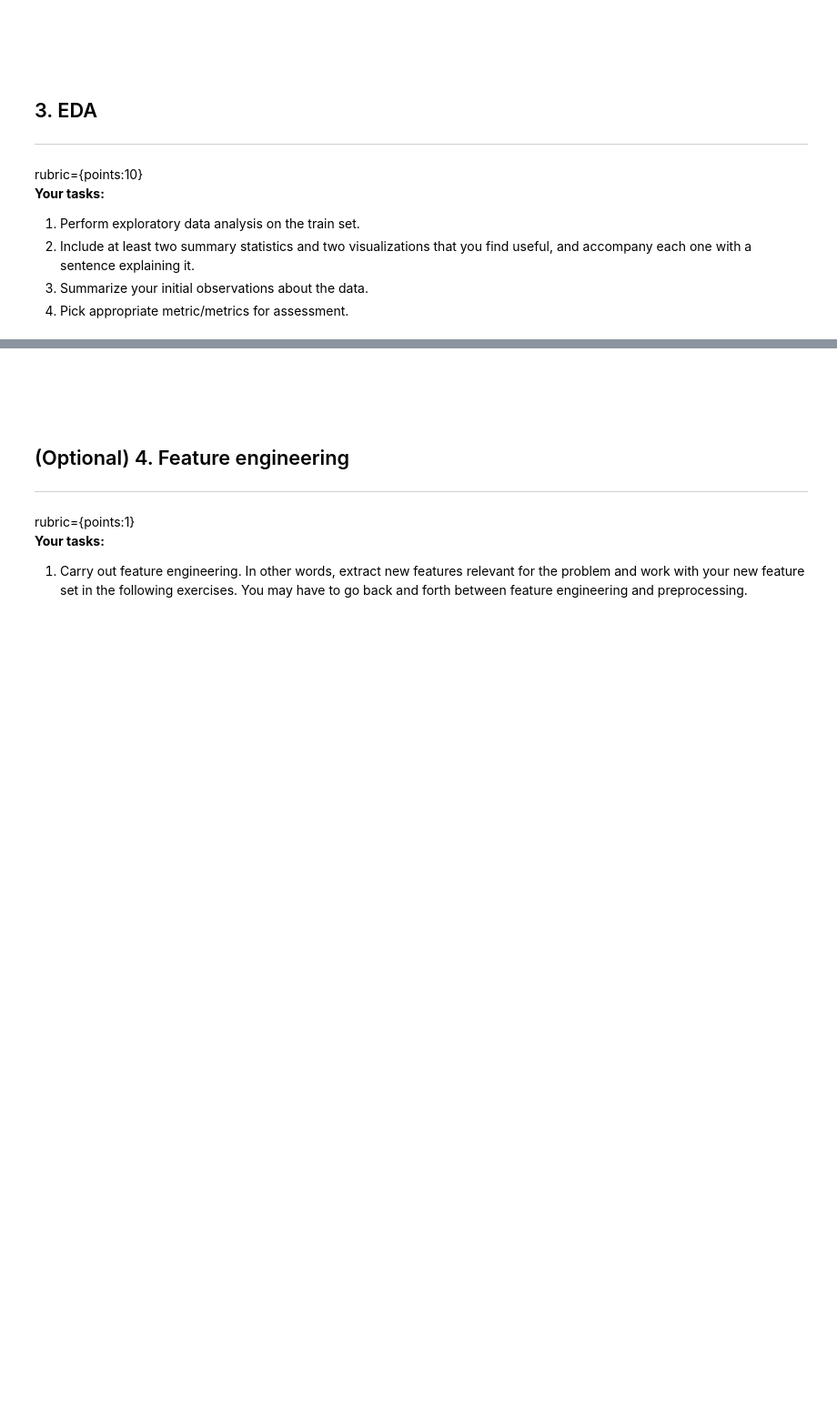
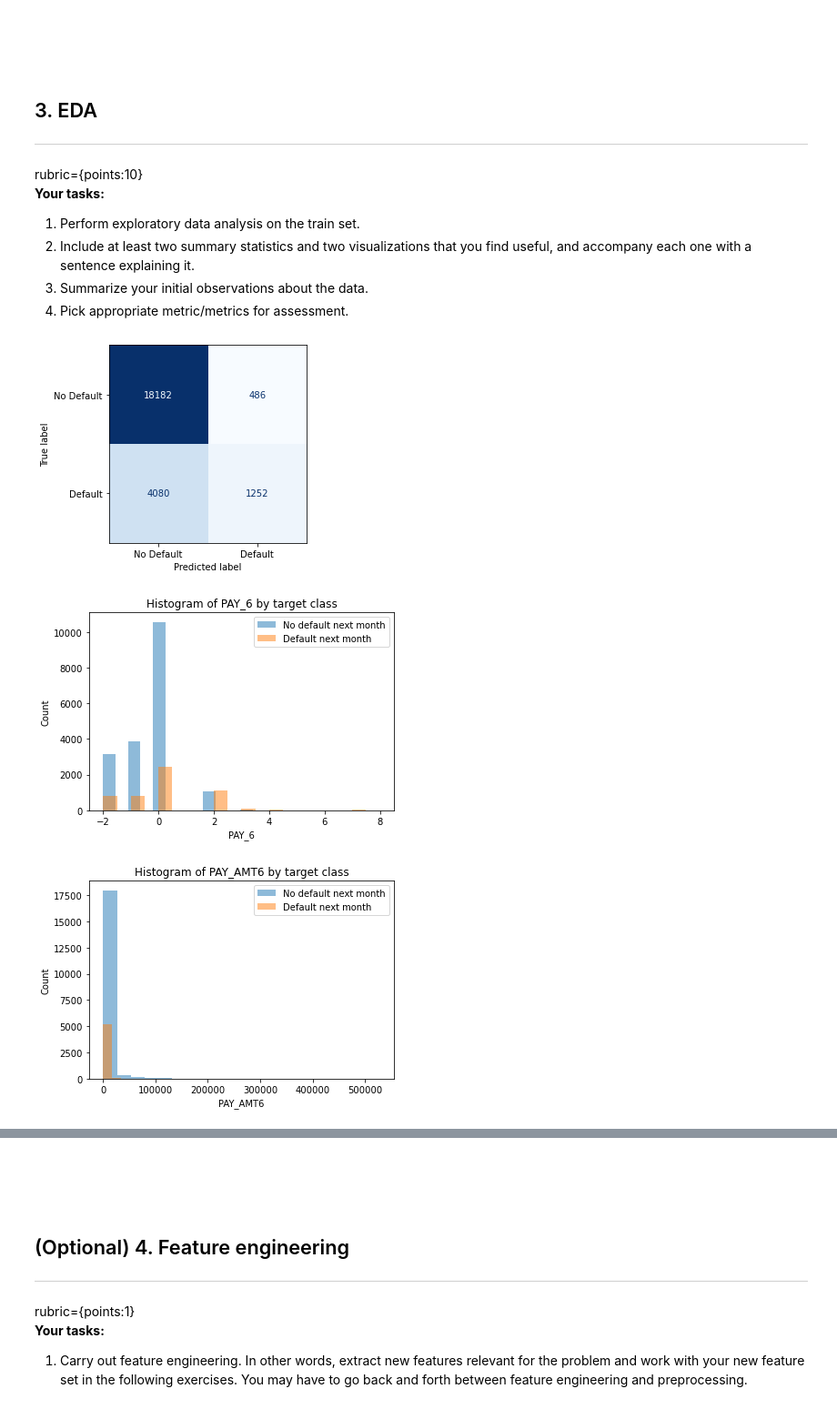
Before and after one commit to Canaut/cpsc330, a Jupyter notebook: hw/hw6/hw6.ipynb, the cells around one changed output, grey strips where cells are left out. Shown: that part at 91% size. Cells and saved outputs as stored; diff of their text form; code cells hidden in the pictures; blank space fills up the shorter version.

```diff
--- a/hw/hw6/hw6.ipynb
+++ b/hw/hw6/hw6.ipynb
@@ -115,0 +120,5 @@ df =
+# %%
+df = pd.read_csv("UCI_Credit_Card.csv")
+print(df.head())
+df = df.drop(columns = ["ID"]) #dropping ID as it is a unique id for each user and is not a useful feature for model
+df["default.payment.next.month"].value_counts(normalize=True)
@@ -123,6 +153,11 @@ rubric={points:2}
 **Your tasks:**
 
 1. Split the data into train and test portions.
+# %%
+train_df, test_df = train_test_split(df, test_size=0.2, random_state=123)
+
+X_train, y_train = train_df.drop(columns = ["default.payment.next.month"]), train_df["default.payment.next.month"]
+X_test, y_test = test_df.drop(columns = ["default.payment.next.month"]), test_df["default.payment.next.month"]
 # %% [markdown]
 <br><br>
 # %% [markdown]
@@ -136,3 +171,43 @@ rubric={points:10}
 2. Include at least two summary statistics and two visualizations that you find useful, and accompany each one with a sentence explaining it.
 3. Summarize your initial observations about the data.
 4. Pick appropriate metric/metrics for assessment.
+# %%
+# from pandas_profiling import ProfileReport
+# profile = ProfileReport(train_df, title = "Profile Report", explorative=True)
+# profile
+
+from sklearn.metrics import plot_confusion_matrix
+
+pipe = make_pipeline(StandardScaler(), LogisticRegression())
+pipe.fit(X_train, y_train)
+disp = plot_confusion_matrix(
+    pipe,
+    X_train,
+    y_train,
+    display_labels=["No Default", "Default"],
+    values_format="d",
+    cmap=plt.cm.Blues,
+    colorbar=False,
+);
+plt.show()
+
+negative_examples = train_df[train_df["default.payment.next.month"] == 0]
+positive_examples = train_df[train_df["default.payment.next.month"] == 1]
+
+# feature_list = list(train_df.columns)
+# feature_list.remove('default.payment.next.month')
+
+feature_list = ["PAY_6", "PAY_AMT6"]
+
+for i in feature_list:
+    plt.hist(negative_examples[i], bins = 20, alpha = 0.5, label = "No default next month")
+    plt.hist(positive_examples[i], bins = 20, alpha = 0.5, label = "Default next month")
+    plt.legend(loc = "upper right")
+    plt.xlabel(i)
+    plt.ylabel("Count")
+    plt.title("Histogram of %s by target class" %i)
+    plt.show()
+# %% [output]
+[figure, added]
+[figure, added]
+[figure, added]
```
Also changed, not shown: parts of 29 cells of this notebook.
